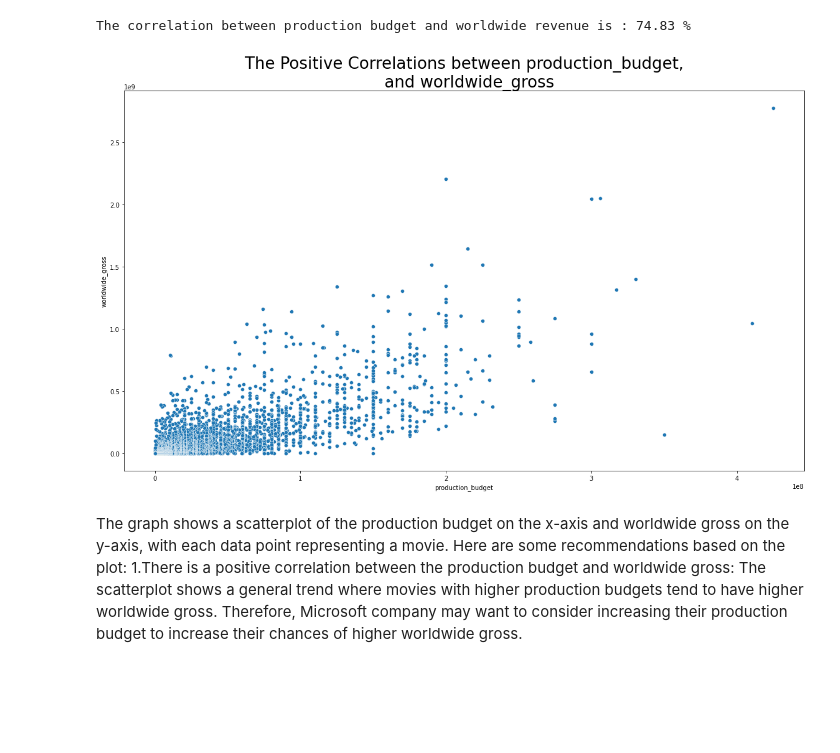
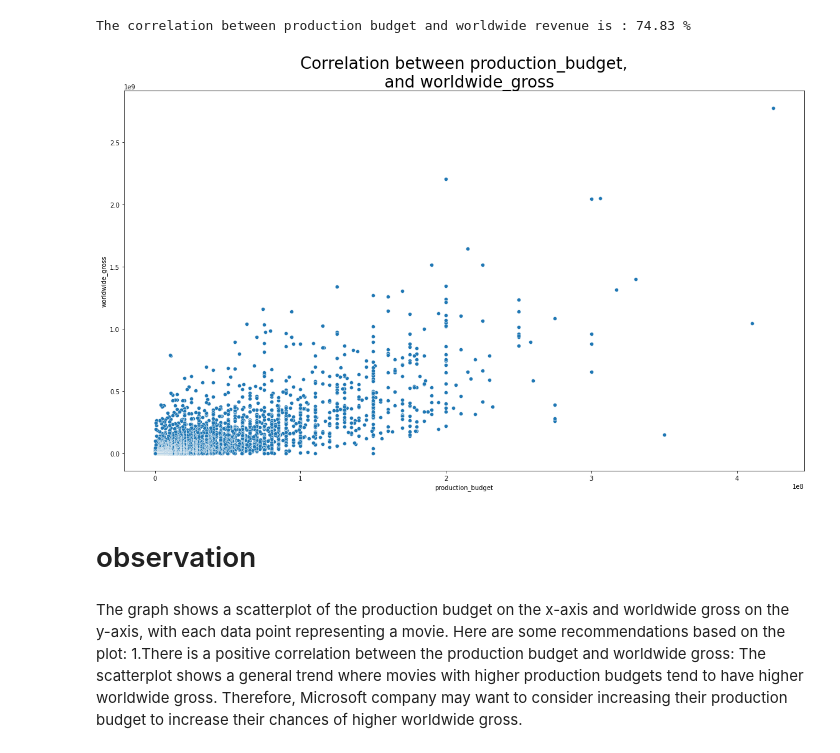
Before and after one commit to Grace-01-cell/dsc-phase-1-project-v2-4, a Jupyter notebook: student.ipynb, the cells around one changed output. Cells and saved outputs as stored; diff of their text form; code cells hidden in the pictures; blank space fills up the shorter version.

```diff
--- a/student.ipynb
+++ b/student.ipynb
@@ -831,13 +766,16 @@ print("The correlation between production budget and worldwide revenue is :", co
 # %% [output]
 The correlation between production budget and worldwide revenue is : 74.83 %
 # %%
+#ploting to find the correlation between production budget and worldwide gross
 plt.figure(figsize=(16, 10))
 sns.scatterplot(x='production_budget', y='worldwide_gross', data = frame,)
-plt.title("The Positive Correlations between production_budget,\n  and worldwide_gross", fontsize=26)
+plt.title("Correlation between production_budget,\n  and worldwide_gross", fontsize=26)
 plt.tight_layout()
 plt.show()
 # %% [output]
-[figure, old version]
+[figure, new version]
+# %% [markdown]
+# observation
 # %% [markdown]
 The graph shows a scatterplot of the production budget on the x-axis and worldwide gross on the y-axis, with each data point representing a movie. Here are some recommendations based on the plot:
 1.There is a positive correlation between the production budget and worldwide gross: The scatterplot shows a general trend where movies with higher production budgets tend to have higher worldwide gross. Therefore, Microsoft company may want to consider increasing their production budget to increase their chances of higher worldwide gross.
```
Also changed, not shown: parts of 48 cells of this notebook.
